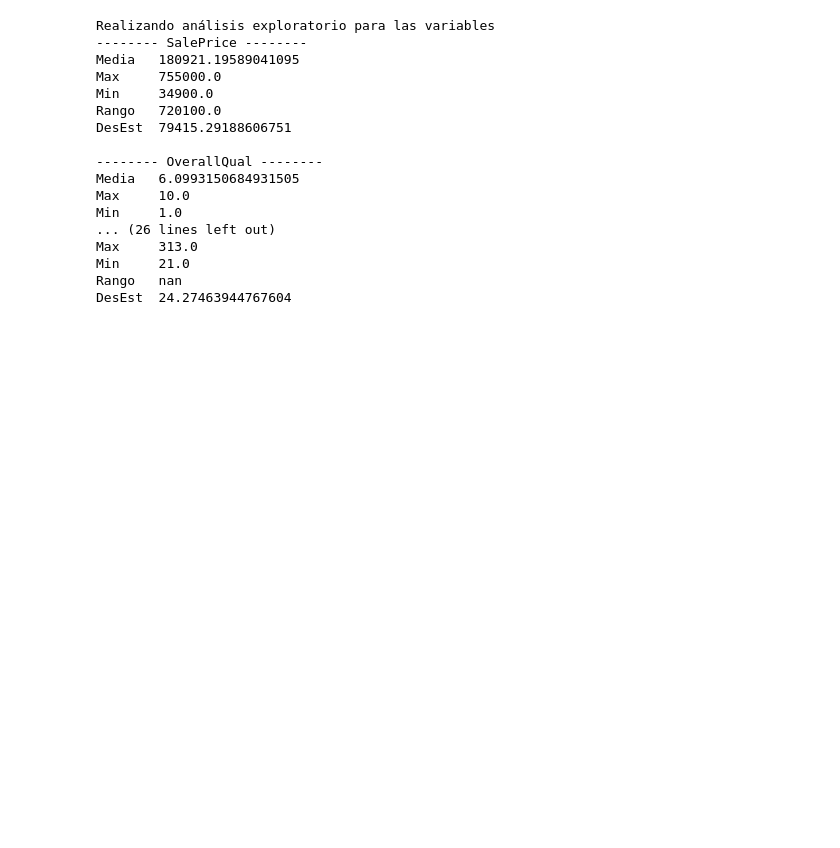
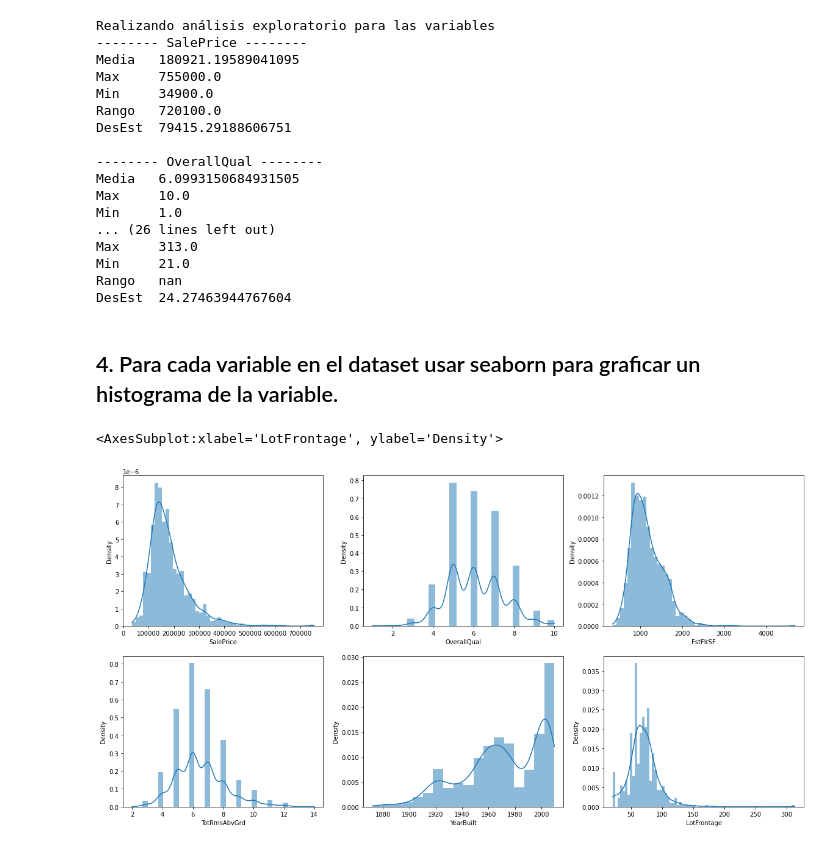
Before and after one commit to estuardonavarro/CDP_Proyecto, a Jupyter notebook: Proyecto.ipynb, the cells around one changed output. Cells and saved outputs as stored; diff of their text form; code cells hidden in the pictures; blank space fills up the shorter version.

Commit message:
Paso 4. Para cada variable en el dataset usar seaborn para graficar un histograma de la variable.

```diff
--- a/Proyecto.ipynb
+++ b/Proyecto.ipynb
@@ -93,3 +93,17 @@ Max     313.0
 Min     21.0
 Rango   nan
 DesEst  24.27463944767604
+# %% [markdown]
+## 4. Para cada variable en el dataset usar seaborn para graficar un histograma de la variable.
+# %%
+
+axes = plt.subplots(2, 3, figsize = (20, 10))[1]
+sb.histplot(df["SalePrice"], ax = axes[0, 0], kde = True, stat = "density", linewidth = 0)
+sb.histplot(df["OverallQual"], ax = axes[0, 1], kde = True, stat = "density", linewidth = 0)
+sb.histplot(df["FstFlrSF"], ax = axes[0, 2], kde = True, stat = "density", linewidth = 0)
+sb.histplot(df["TotRmsAbvGrd"], ax = axes[1, 0], kde = True, stat = "density", linewidth = 0)
+sb.histplot(df["YearBuilt"], ax = axes[1, 1], kde = True, stat = "density", linewidth = 0)
+sb.histplot(df["LotFrontage"], ax = axes[1, 2], kde = True, stat = "density", linewidth = 0)
+# %% [output]
+<AxesSubplot:xlabel='LotFrontage', ylabel='Density'>
+[figure, added]
```
